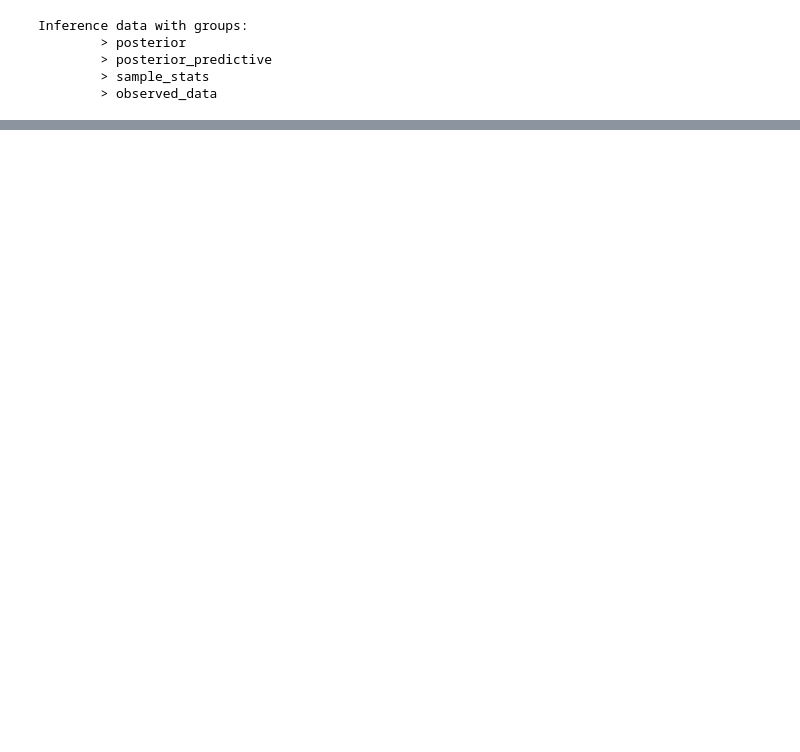
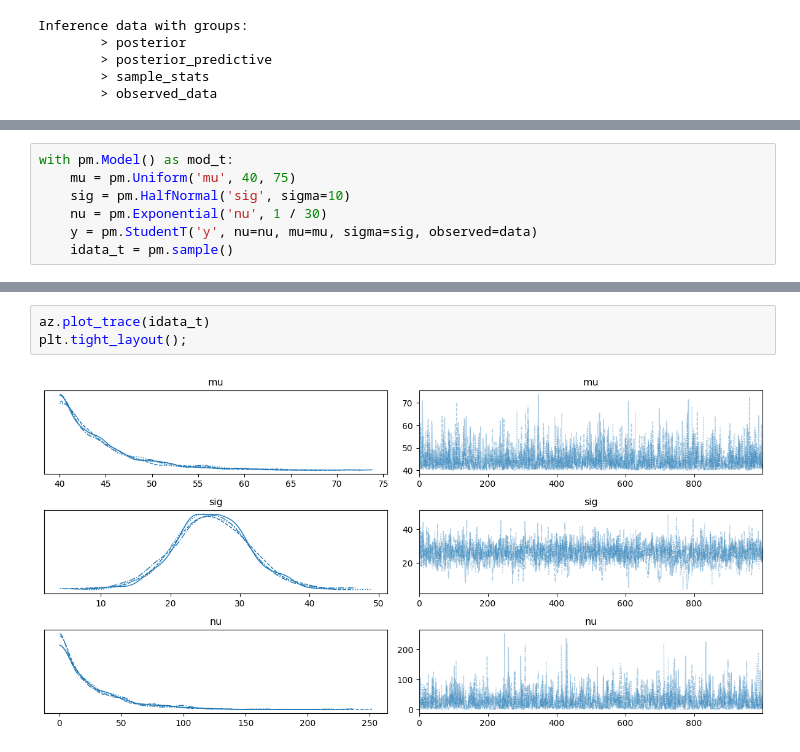
Before and after one commit to damiansp/completePython, a Jupyter notebook: bayesian/bap/02_programming_probabilistically.ipynb, the cells around one changed output, grey strips where cells are left out. Drawn from its saved outputs; the diff is of its cells as text; blank space fills up the shorter version.

```diff
--- a/bayesian/bap/02_programming_probabilistically.ipynb
+++ b/bayesian/bap/02_programming_probabilistically.ipynb
@@ -147,0 +148,7 @@ az.plot_ppc(idata_g, num_pp_samples=100);
+# %%
+with pm.Model() as mod_t:
+    mu = pm.Uniform('mu', 40, 75)
+    sig = pm.HalfNormal('sig', sigma=10)
+    nu = pm.Exponential('nu', 1 / 30)
+    y = pm.StudentT('y', nu=nu, mu=mu, sigma=sig, observed=data)
+    idata_t = pm.sample()
@@ -147,0 +162,5 @@ az.plot_ppc(idata_g, num_pp_samples=100);
+# %%
+az.plot_trace(idata_t)
+plt.tight_layout();
+# %% [output]
+[figure, added]
```
Also changed, not shown: parts of 19 cells of this notebook.
